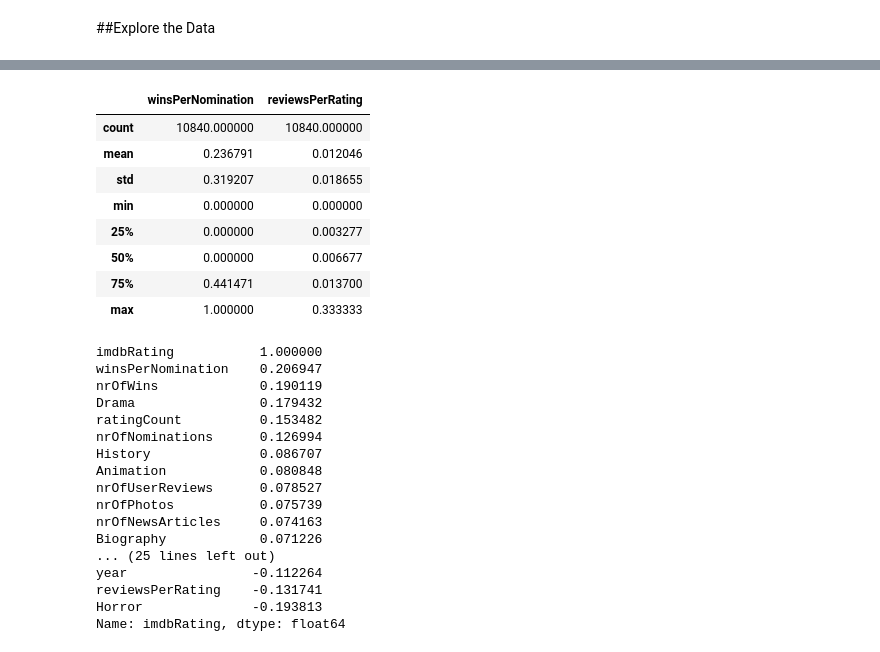
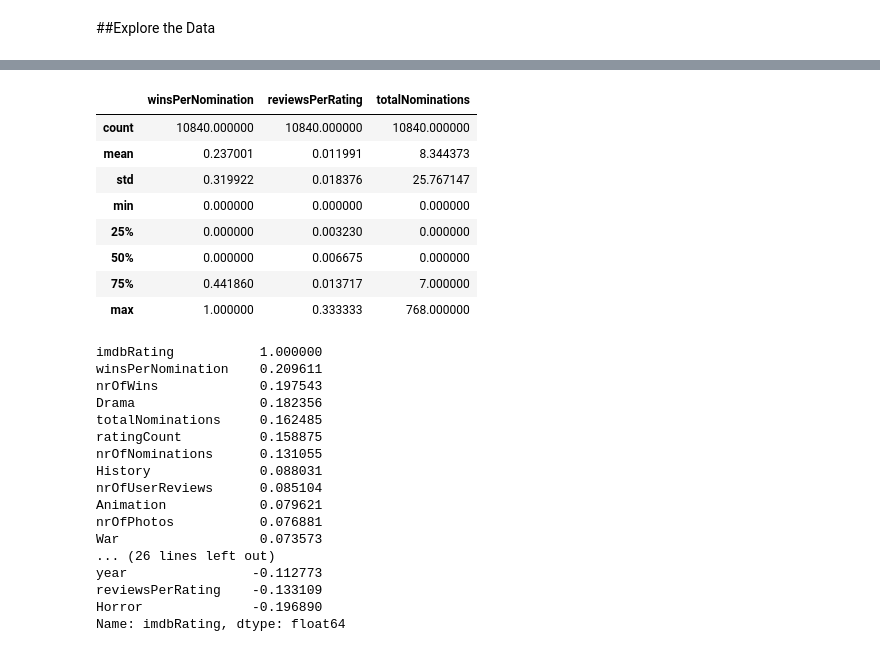
Before and after one commit to MoazAshraf/predicting-imdb-ratings, a Jupyter notebook: predicting_imdb_ratings.ipynb, the cells around one changed output, grey strips where cells are left out. Cells and saved outputs as stored; diff of their text form; code cells hidden in the pictures.

```diff
--- a/predicting_imdb_ratings.ipynb
+++ b/predicting_imdb_ratings.ipynb
@@ -115,6 +124,9 @@ fig.tight_layout()
 plt.show()
 # %% [output]
 [figure]
+# %%
+training_set = training_set.drop(columns=['imdbRating_cat'])
+test_set = test_set.drop(columns=['imdbRating_cat'])
 # %% [markdown]
 ##Explore the Data
 # %%
@@ -154,39 +166,40 @@ plt.plot()
 # %%
 # adding feature combinations
-imdb_train['winsPerNomination'] = imdb_train['nrOfWins'] / (imdb_train['nrOfNominations'] + imdb_train['nrOfWins'])
+imdb_train['totalNominations'] = imdb_train['nrOfNominations'] + imdb_train['nrOfWins']
+imdb_train['winsPerNomination'] = imdb_train['nrOfWins'] / imdb_train['totalNominations']
 imdb_train['winsPerNomination'].fillna(0, inplace=True)
 imdb_train['reviewsPerRating'] = imdb_train['nrOfUserReviews'] / imdb_train['ratingCount']
 imdb_train['reviewsPerRating'].fillna(0, inplace=True)
 # %%
-imdb_train[['winsPerNomination', 'reviewsPerRating']].describe()
+imdb_train[['winsPerNomination', 'reviewsPerRating', 'totalNominations']].describe()
 # %% [output]
-|  | winsPerNomination | reviewsPerRating |
-| count | 10840.000000 | 10840.000000 |
-| mean | 0.236791 | 0.012046 |
-| std | 0.319207 | 0.018655 |
-| min | 0.000000 | 0.000000 |
-| 25% | 0.000000 | 0.003277 |
-| 50% | 0.000000 | 0.006677 |
-| 75% | 0.441471 | 0.013700 |
-| max | 1.000000 | 0.333333 |
+|  | winsPerNomination | reviewsPerRating | totalNominations |
+| count | 10840.000000 | 10840.000000 | 10840.000000 |
+| mean | 0.237001 | 0.011991 | 8.344373 |
+| std | 0.319922 | 0.018376 | 25.767147 |
+| min | 0.000000 | 0.000000 | 0.000000 |
+| 25% | 0.000000 | 0.003230 | 0.000000 |
+| 50% | 0.000000 | 0.006675 | 0.000000 |
+| 75% | 0.441860 | 0.013717 | 7.000000 |
+| max | 1.000000 | 0.333333 | 768.000000 |
 # %%
 imdb_train.corr()['imdbRating'].sort_values(ascending=False)
 # %% [output]
 imdbRating           1.000000
-winsPerNomination    0.206947
-nrOfWins             0.190119
-Drama                0.179432
-ratingCount          0.153482
-nrOfNominations      0.126994
-History              0.086707
-Animation            0.080848
-nrOfUserReviews      0.078527
-nrOfPhotos           0.075739
-nrOfNewsArticles     0.074163
-Biography            0.071226
-... (25 lines left out)
-year                -0.112264
-reviewsPerRating    -0.131741
-Horror              -0.193813
+winsPerNomination    0.209611
+nrOfWins             0.197543
+Drama                0.182356
+totalNominations     0.162485
+ratingCount          0.158875
+nrOfNominations      0.131055
+History              0.088031
+nrOfUserReviews      0.085104
+Animation            0.079621
+nrOfPhotos           0.076881
+War                  0.073573
+... (26 lines left out)
+year                -0.112773
+reviewsPerRating    -0.133109
+Horror              -0.196890
 Name: imdbRating, dtype: float64
 # %%
```
Also changed, not shown: parts of 22 cells of this notebook.
